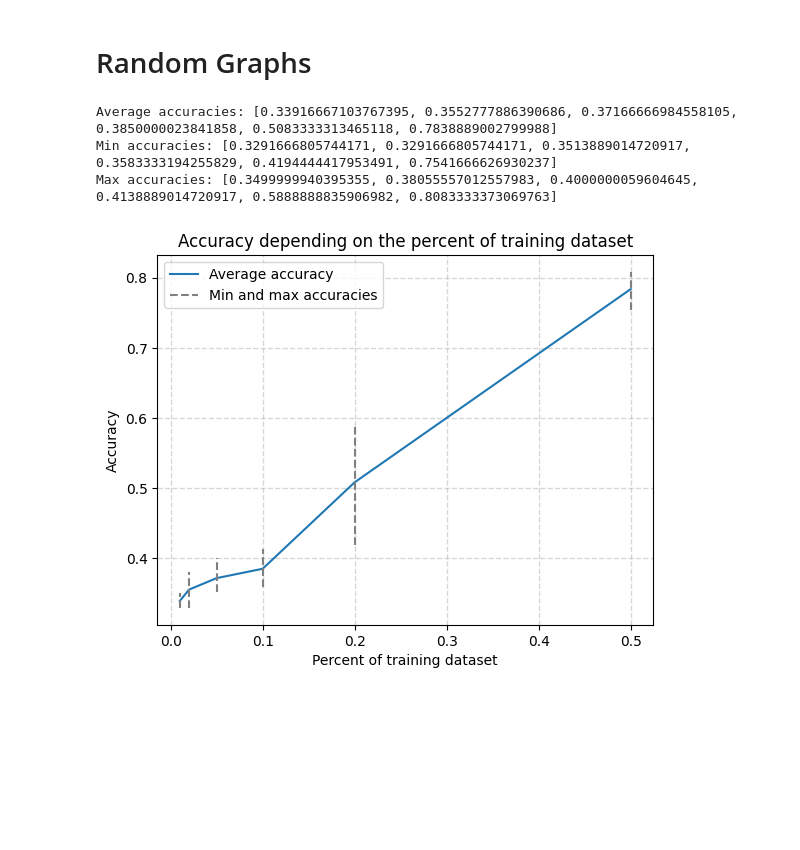
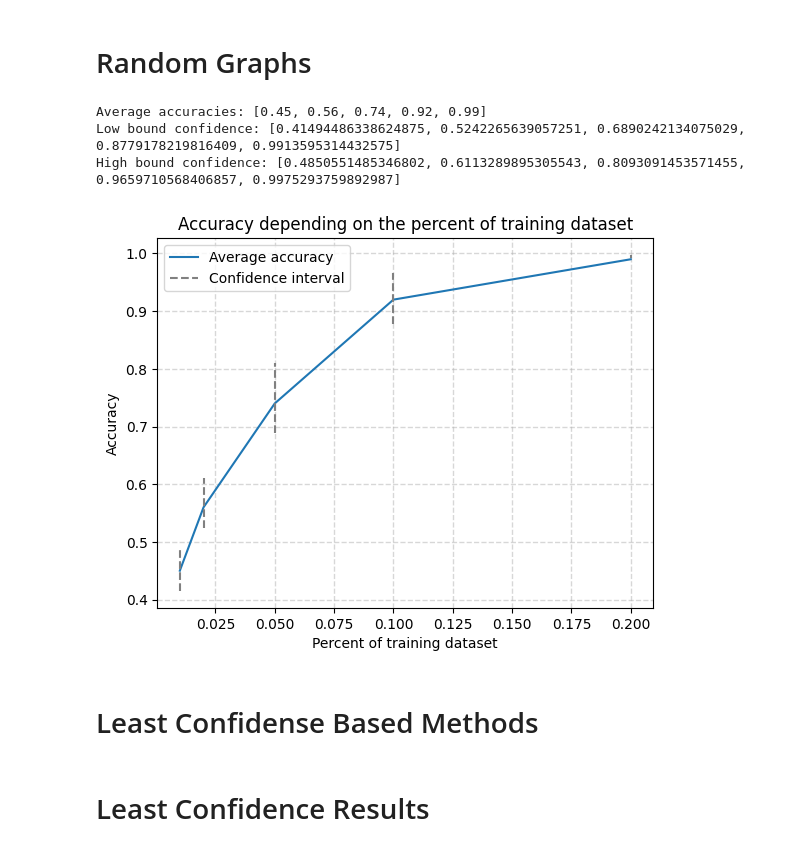
Before and after one commit to damienriandiere/ActiveLearning, a Jupyter notebook: rock_paper_scissors_test.ipynb, the cells around one changed output. Drawn from its saved outputs; the diff is of its cells as text; code cells hidden in the pictures; blank space fills up the shorter version.

Commit message:
least confidence

```diff
--- a/rock_paper_scissors_test.ipynb
+++ b/rock_paper_scissors_test.ipynb
@@ -247,4 +184,0 @@ def augment_data(image, label):
-# %%
-dataset_train = dataset_train.map(augment_data)
-dataset_test = dataset_test.map(augment_data)
-dataset_val = dataset_val.map(augment_data)
@@ -312,6 +257,8 @@ def randomTrainDataset(percent):
     dataset_train_random = dataset_train.shuffle(
         buffer_size=NUM_TRAIN_EXAMPLES
     )
+
+    dataset_train_random = dataset_train_random.batch(BATCH_SIZE)
 
     num_take = int(NUM_TRAIN_EXAMPLES * percent)
 
@@ -343,22 +290,28 @@ def trainModel(epochs, percent):
 # %% [markdown]
 # Random results
 # %%
-percentages = [0.01, 0.02, 0.05, 0.1, 0.2, 0.5]
-repeat = 5
-average_accuracies = []
-min_accuracies = []
-max_accuracies = []
+import scipy.stats as stats
+
+percentages = [0.01, 0.02, 0.05, 0.1, 0.2]
+nb_repeat = 5
+random_average_accuracies = []
+low_bound_confidence = []
+high_bound_confidence = []
 
 for percent in percentages:
     accuracies = []
-    for i in range(repeat):
+    for i in range(nb_repeat):
         accuracy = trainModel(10, percent)
         accuracies.append(accuracy)
     average_accuracy = sum(accuracies) / len(accuracies)
-    min_accuracy = min(accuracies)
-    max_accuracy = max(accuracies)
-    average_accuracies.append(average_accuracy)
-    min_accuracies.append(min_accuracy)
-    max_accuracies.append(max_accuracy)
+    random_average_accuracies.append(average_accuracy)
+    alpha = 1 - 0.95
+    t_value = stats.t.ppf(1 - alpha / 2, df=nb_repeat-1)  # Valeur de t pour un niveau de confiance à 95%
+    std_dev = np.std(accuracies)
+    margin_of_error = t_value * (std_dev / np.sqrt(nb_repeat))
+    min_confidence = average_accuracy - margin_of_error
+    max_confidence = average_accuracy + margin_of_error
+    low_bound_confidence.append(min_confidence)
+    high_bound_confidence.append(max_confidence)
 # %% [output]
 Epoch 1/10
@@ -381,20 +334,22 @@ Loss on test dataset: 0.5005703568458557
 # %% [markdown]
 # Random Graphs
 # %%
-print("Average accuracies:", average_accuracies)
-print("Min accuracies:", min_accuracies)
-print("Max accuracies:", max_accuracies)
+print("Average accuracies:", random_average_accuracies)
+print("Low bound confidence:", low_bound_confidence)
+print("High bound confidence:", high_bound_confidence)
 
-plt.plot(percentages, average_accuracies, label='Average accuracy')
-plt.vlines(percentages, min_accuracies, max_accuracies, color='grey', label='Min and max accuracies', linestyles='dashed')
+plt.plot(percentages, random_average_accuracies, label='Average accuracy')
+plt.vlines(percentages, low_bound_confidence, high_bound_confidence, color='grey', label='Confidence interval', linestyles='dashed')
 plt.xlabel('Percent of training dataset')
 plt.ylabel('Accuracy')
 plt.title('Accuracy depending on the percent of training dataset')
 plt.legend()
 plt.grid(linestyle='--', linewidth=1, alpha=0.5)
 plt.show()
 # %% [output]
-Average accuracies: [0.33916667103767395, 0.3552777886390686, 0.37166666984558105, 0.3850000023841858, 0.5083333313465118, 0.7838889002799988]
-Min accuracies: [0.3291666805744171, 0.3291666805744171, 0.3513889014720917, 0.3583333194255829, 0.4194444417953491, 0.7541666626930237]
-Max accuracies: [0.3499999940395355, 0.38055557012557983, 0.4000000059604645, 0.4138889014720917, 0.5888888835906982, 0.8083333373069763]
+Average accuracies: [0.45, 0.56, 0.74, 0.92, 0.99]
+Low bound confidence: [0.41494486338624875, 0.5242265639057251, 0.6890242134075029, 0.8779178219816409, 0.9913595314432575]
+High bound confidence: [0.4850551485346802, 0.6113289895305543, 0.8093091453571455, 0.9659710568406857, 0.9975293759892987]
-[figure, old version]
+[figure, new version]
+# %% [markdown]
+# Least Confidense Based Methods
@@ -400,0 +419,2 @@ Max accuracies: [0.3499999940395355, 0.38055557012557983, 0.4000000059604645, 0.
+# %% [markdown]
+# Least Confidence Results
```
Also changed, not shown: parts of 26 cells of this notebook.
